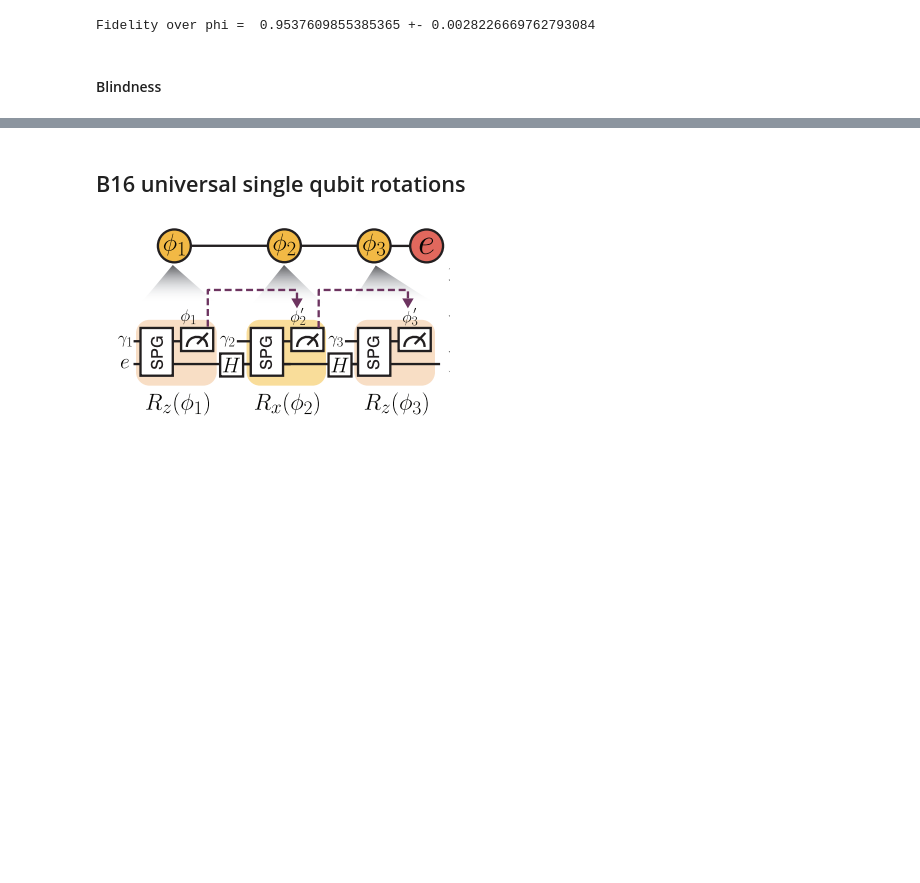
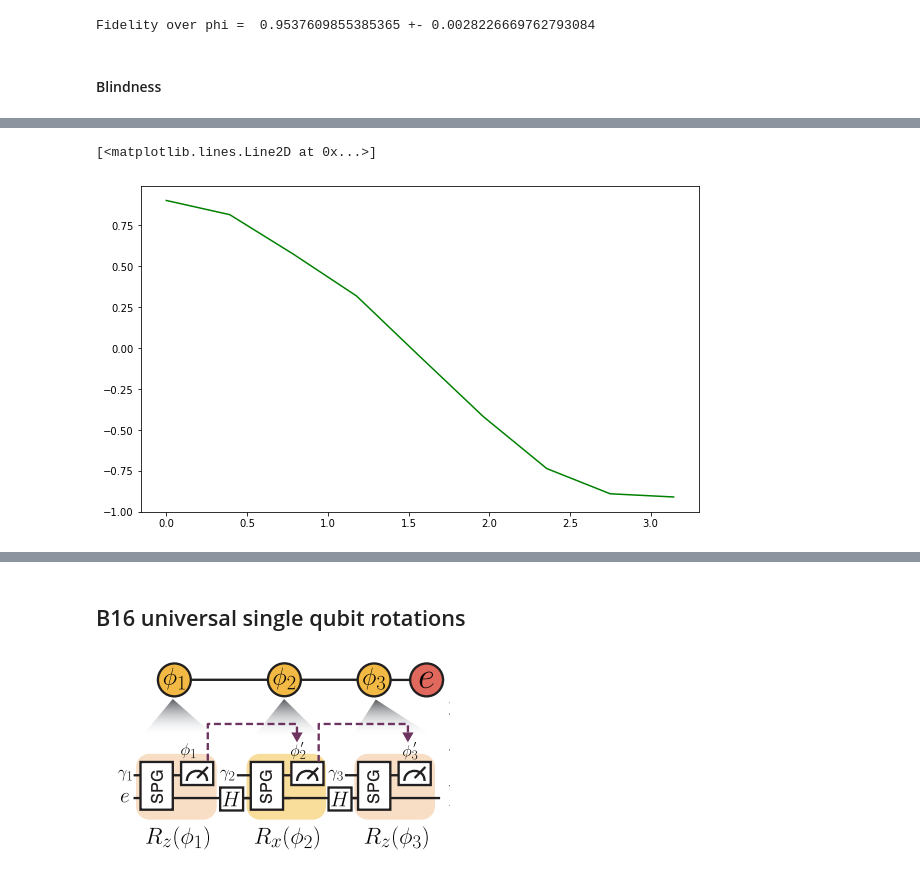
Before and after one commit to lukingroup/simnet, a Jupyter notebook: Notebooks/Blind_SingleNode_dataMatch.ipynb, the cells around one changed output, grey strips where cells are left out. Drawn from its saved outputs; the diff is of its cells as text; code cells hidden in the pictures; blank space fills up the shorter version.

```diff
--- a/Notebooks/Blind_SingleNode_dataMatch.ipynb
+++ b/Notebooks/Blind_SingleNode_dataMatch.ipynb
@@ -89,6 +91,16 @@ imperfections ={'contrast_noise': 0, #(0 not noisy or 1 noisy)
                 'mw_fid_num': [b16_mwfid, b16_mwfid] # default fidelities
                }
 mu = 0.05
+# %%
+## plating with different parameters to get the nagative offset of the server state
+imperfections ={'contrast_noise': 0, #(0 not noisy or 1 noisy)
+                'contrast': 'real', #'real' set by the cavity-QED parameters
+                'tdinoise': 0.1, #np.pi/25, #'real'
+                'mw': 'real', # or perfect
+                'mw_noise': 1, #(0 is stable or 1 noisy/underotates overroates every experimental shot)
+                'mw_fid_num': [b16_mwfid, b16_mwfid] # default fidelities
+               }
+mu = 0.05
 # %%
 phi1 = [0, np.pi/4, np.pi/2, 3*np.pi/4]
 phi2 = 0
@@ -230,0 +305,10 @@ NameError: name 'holevo_bound_uncertainty' is not defined
+# %%
+x_mean = np.mean(nxnynz_cl_phi_array, axis = 1)
+figure, ax = plt.subplots(1, 1, figsize=(10, 6))
+ax.plot(phi1, x_mean[:,0], color = 'green')
+# ax[0].set_xlabel('freq, MHz')
+# ax[0].set_ylabel('Intensity reflection')
+# ax[0].legend()
+# %% [output]
+[<matplotlib.lines.Line2D at 0x...>]
+[figure, added]
```
Also changed, not shown: parts of 7 cells of this notebook, 6 other files.
